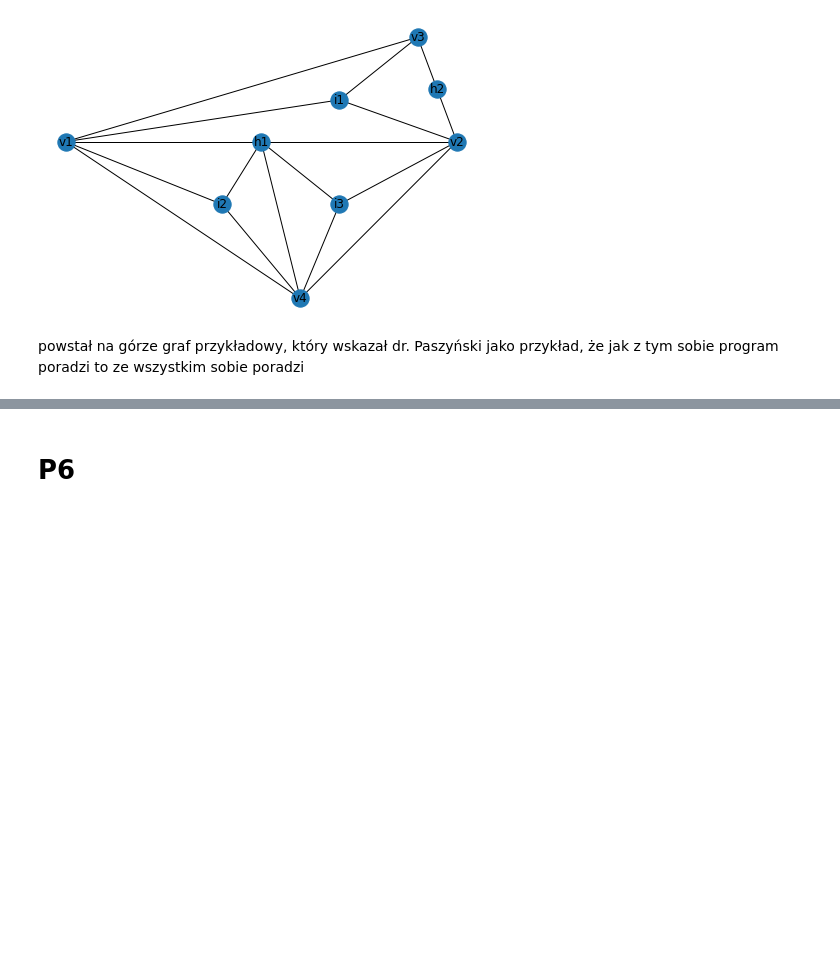
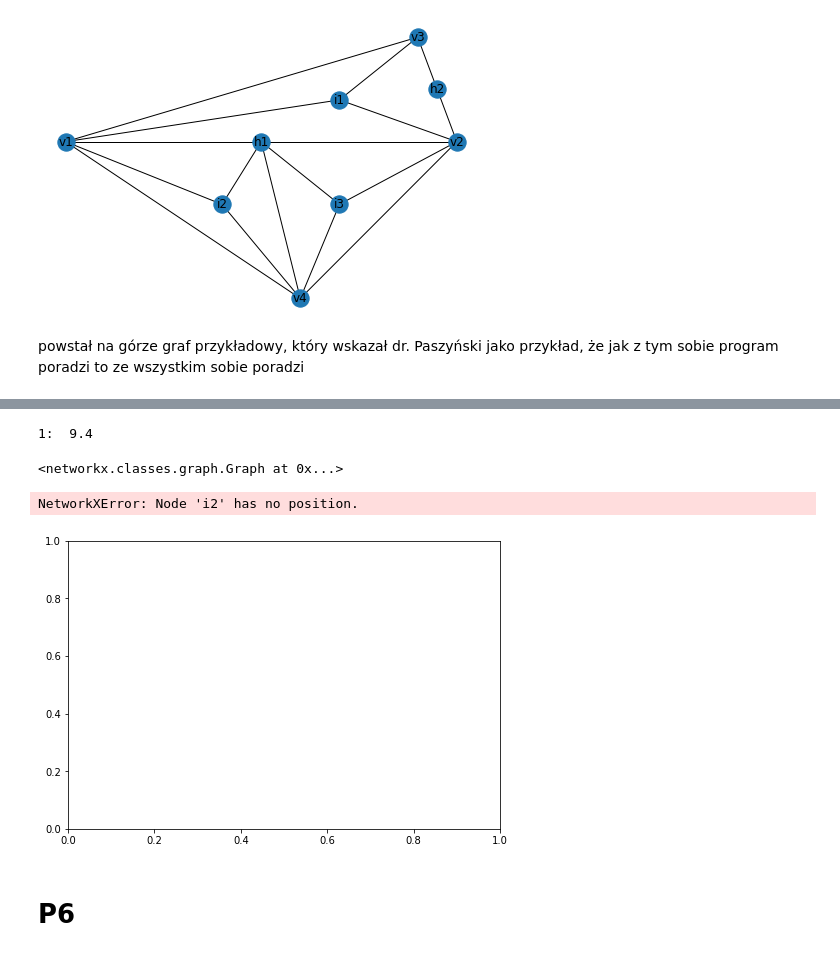
Before and after one commit to aleqsio/Terrain, a Jupyter notebook: CADY-ULTIMATE2.ipynb, the cells around one changed output, grey strips where cells are left out. Saved outputs shown, nothing was run; the diff lists cells and outputs as text; code cells hidden in the pictures; blank space fills up the shorter version.

```diff
--- a/CADY-ULTIMATE2.ipynb
+++ b/CADY-ULTIMATE2.ipynb
@@ -132,3 +242,64 @@ powstał na górze graf przykładowy, który wskazał dr. Paszyński jako przyk
+# %%
+def transform_P4(G, i_node):
+    (edges, v1, v2, v3, h_node) = get_graph_layout_P4(G,i_node)
+
+    e4 = edges[(v1, v3)][0]
+
+    l4 = e4['length']
+    b4 = e4['B']
+    x1 = G.nodes[v1]['x']
+    y1 = G.nodes[v1]['y']
+    z1 = G.nodes[v1]['z']
+    x2 = G.nodes[v2]['x']
+    y2 = G.nodes[v2]['y']
+    z2 = G.nodes[v2]['z']
+    x4 = G.nodes[v3]['x']
+    y4 = G.nodes[v3]['y']
+    z4 = G.nodes[v3]['z']
+    x3 = G.nodes[v2]['x']
+    y3 = G.nodes[v2]['y']
+    z3 = G.nodes[v2]['z']
+
+    l5 = l4/2
+    b5 = b4
+    l6 = l4/2
+    b6 = b4
+    x5 = (x1+x4)/2
+    y5 = (y1+y4)/2
+    z5 = (z1+z4)/2
+    l7 = math.sqrt(math.pow(x3-x5, 2)+math.pow(y3-y5, 2)+math.pow(z3-z5, 2))
+    b7 = False
+    r2 = False
+    r3 = False
+
+    G.remove_node(i_node)
+
+    G.add_node('v5', type='v', x=x5, y=y5, z=z5)
+    G.add_edge(v3, 'v5', b=b5, l=l5)
+    G.add_edge('v5', v1, b=b6, l=l6)
+    G.add_edge(v2, 'v5', b=b7, l=l7)
+
+    G.add_node('i2', type='i', r=r2, x=(x5+x2+x4)/3, y=(y5+y2+y4)/3, z=(z5+z2+z4)/3)
+    G.add_node('i3', type='i', r=r3, x=(x5+x2+x4)/3, y=(y5+y2+y4)/3, z=(z5+z2+z4)/3)
+
+    G.add_edge('i2', 'v5')
+    G.add_edge('i2', v2)
+    G.add_edge('i2', v3)
+
+    G.add_edge('i3', 'v5')
+    G.add_edge('i3', v1)
+    G.add_edge('i3', v2)
+
+    return G
+transform_P4(G, 'i1')
+# %% [output]
+1:  9.4
+<networkx.classes.graph.Graph at 0x...>
+# %%
+nx.draw(G, build_pos_dict(G), with_labels = True)
+# %% [output]
+NetworkXError: Node 'i2' has no position.
+[figure, added]
 # %% [markdown]
 # P6
 # %%
```
Also changed, not shown: parts of 4 cells of this notebook.
